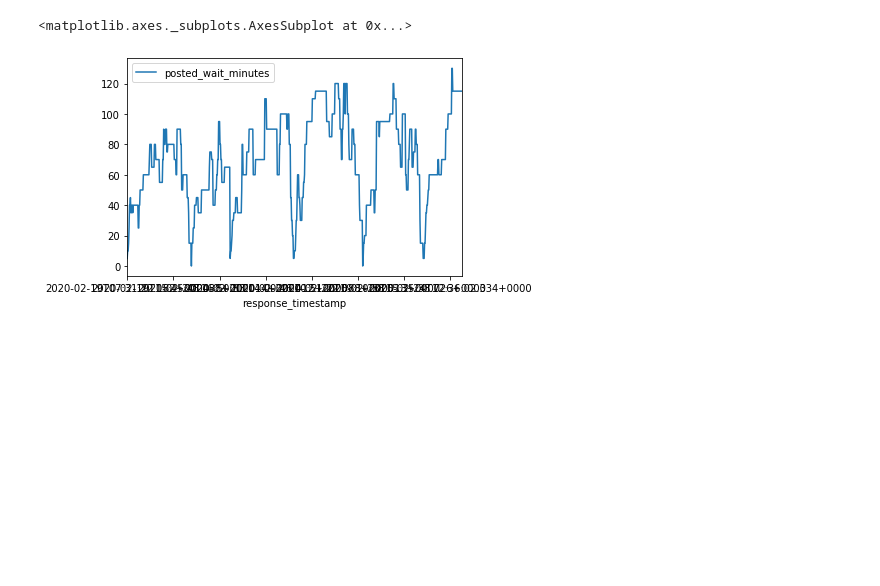
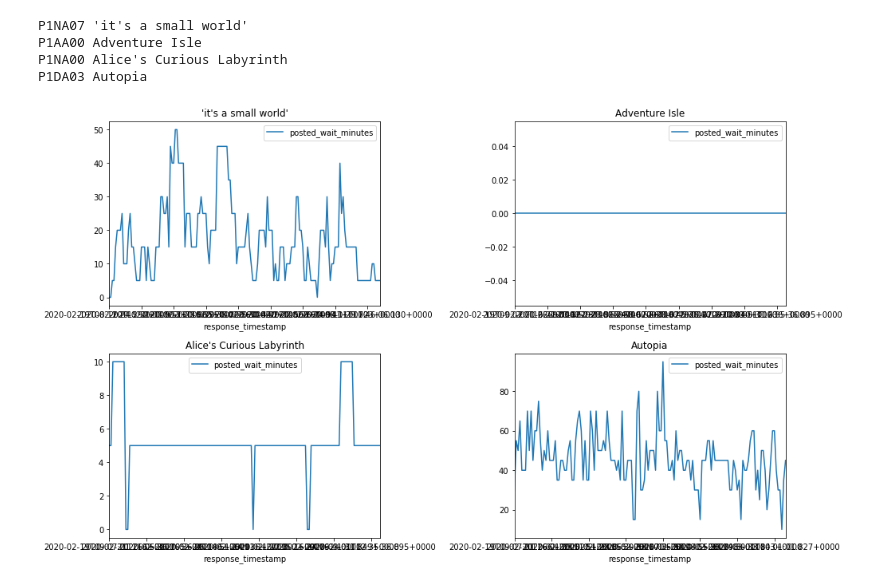
Before and after one commit to mzaforas/disney, a Jupyter notebook: analytics/analytics.ipynb, the cells around one changed output. Cells and saved outputs as stored; diff of their text form; code cells hidden in the pictures; blank space fills up the shorter version.

```diff
--- a/analytics/analytics.ipynb
+++ b/analytics/analytics.ipynb
@@ -4 +33,5 @@ import json
+# %%
+#entity_id = 'P1NA10'
+entities_ids = ['P1NA07', 'P1AA00', 'P1NA00', 'P1DA03']
+#entities_ids = [k for k in attractions_names.keys() if 'P1' in k] # filter by P1
 # %%
@@ -16,10 +42,44 @@ df.head()
+# %%
+# Load from dynamodb via boto3
+client = boto3.client('dynamodb')
+
+def fetch_data(entity_id):
+    items = client.scan(
+        ExpressionAttributeValues={
+            ":id": {
+                "S": entity_id
+            }
+        },
+        FilterExpression='entity_id = :id',
+        TableName='disneyland',
+    )
+    return items
 # %%
-df.posted_wait_minutes = df.posted_wait_minutes.astype('str').str.extract(r'\D*(?P<minutes>\d*)\D*').astype('int')
-df.response_timestamp = df.response_timestamp.astype('str').str.extract(r'\D*(?P<minutes>[0-9-:.+T]*)\D*')
-df=df.set_index('response_timestamp')
-df=df.sort_values(by=['response_timestamp'])
+def build_df(items):
+    df = pd.DataFrame(items['Items'])
+    df.posted_wait_minutes = df.posted_wait_minutes.astype('str').str.extract(r'\D*(?P<minutes>\d*)\D*').astype('int')
+    df.response_timestamp = df.response_timestamp.astype('str').str.extract(r'\D*(?P<minutes>[0-9-:.+T]*)\D*')
+    df=df.set_index('response_timestamp')
+    df=df.sort_values(by=['response_timestamp'])
+    #df.plot(y='posted_wait_minutes', title=attractions_names.get(entity_id))
+    return df
-# %%
-df.plot(y='posted_wait_minutes')
-# %% [output]
-<matplotlib.axes._subplots.AxesSubplot at 0x...>
-[figure, removed]
+# %%
+figsize = (14, 4*(len(entities_ids) // 2))
+cols = 2
+rows = (len(entities_ids)+1) // 2
+fig, axes = plt.subplots(nrows=rows, ncols=cols, figsize=figsize, constrained_layout=True)
+row = col = 0
+
+for entity_id in entities_ids:
+    print(entity_id, attractions_names.get(entity_id))
+    items = fetch_data(entity_id)
+    df = build_df(items)
+    df.plot(ax=axes[row,col], y='posted_wait_minutes', title=attractions_names.get(entity_id))
+    row = row + col
+    col = (col+1) % 2
+# %% [output]
+P1NA07 'it's a small world'
+P1AA00 Adventure Isle
+P1NA00 Alice's Curious Labyrinth
+P1DA03 Autopia
+[figure, added]
```
Also changed, not shown: parts of 6 cells of this notebook, 6 other files.
